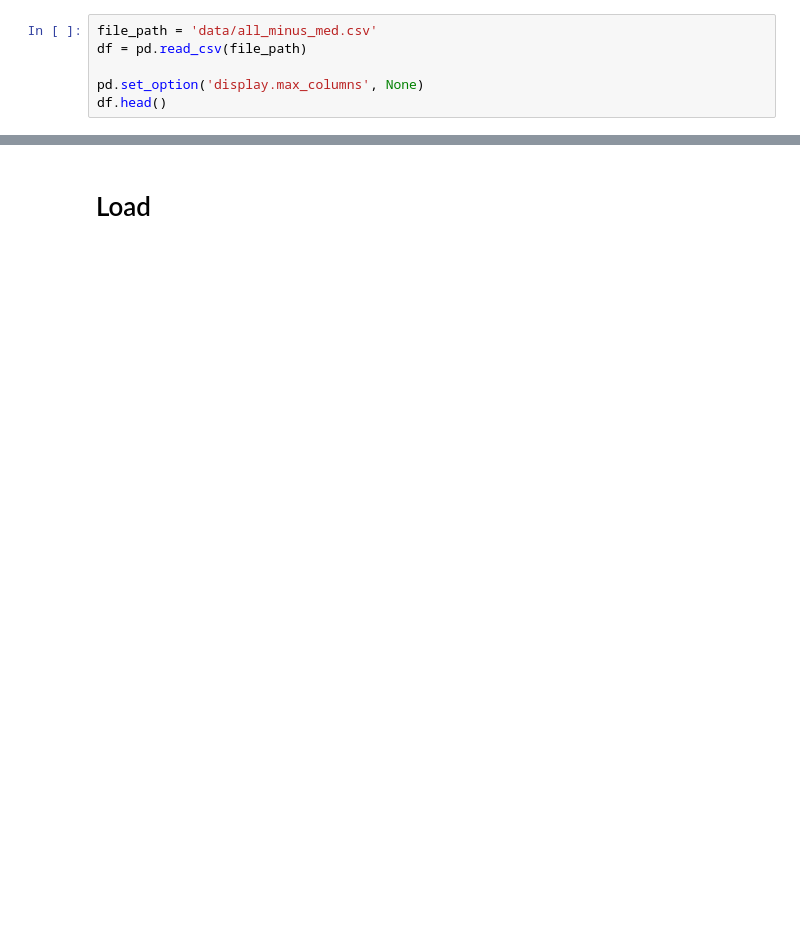
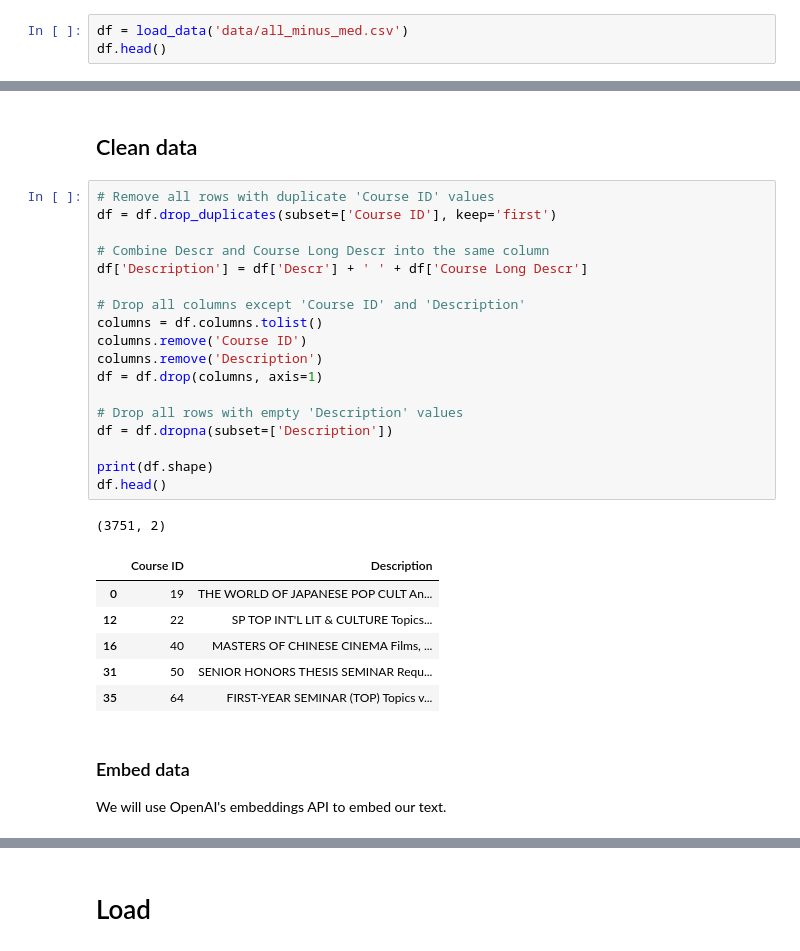
Before and after one commit to Duke-CREATE/course-data-eda, a Jupyter notebook: data-pipeline.ipynb, the cells around one changed output, grey strips where cells are left out. Saved outputs shown, nothing was run; the diff lists cells and outputs as text; blank space fills up the shorter version.

```diff
--- a/data-pipeline.ipynb
+++ b/data-pipeline.ipynb
@@ -6,8 +14,5 @@ import matplotlib.pyplot as plt
 # %%
-file_path = 'data/all_minus_med.csv'
-df = pd.read_csv(file_path)
-
-pd.set_option('display.max_columns', None)
+df = load_data('data/all_minus_med.csv')
 df.head()
 # %% [output]
 |  | Course ID | Class Nbr | Subject | Catalog | Descr | PI Name | Course Long Descr | Section | Component | ... |
@@ -42,0 +27,31 @@ eng_courses.head(10)
+# %% [markdown]
+## Clean data
+# %%
+# Remove all rows with duplicate 'Course ID' values
+df = df.drop_duplicates(subset=['Course ID'], keep='first')
+
+# Combine Descr and Course Long Descr into the same column
+df['Description'] = df['Descr'] + ' ' + df['Course Long Descr']
+
+# Drop all columns except 'Course ID' and 'Description'
+columns = df.columns.tolist()
+columns.remove('Course ID')
+columns.remove('Description')
+df = df.drop(columns, axis=1)
+
+# Drop all rows with empty 'Description' values
+df = df.dropna(subset=['Description'])
+
+print(df.shape)
+df.head()
+# %% [output]
+(3751, 2)
+|  | Course ID | Description |
+| 0 | 19 | THE WORLD OF JAPANESE POP CULT An... |
+| 12 | 22 | SP TOP INT'L LIT & CULTURE Topics... |
+| 16 | 40 | MASTERS OF CHINESE CINEMA Films, ... |
+| 31 | 50 | SENIOR HONORS THESIS SEMINAR Requ... |
+| 35 | 64 | FIRST-YEAR SEMINAR (TOP) Topics v... |
+# %% [markdown]
+### Embed data
+We will use OpenAI's embeddings API to embed our text.
```
Also changed, not shown: parts of 22 cells of this notebook, 5 other files.
